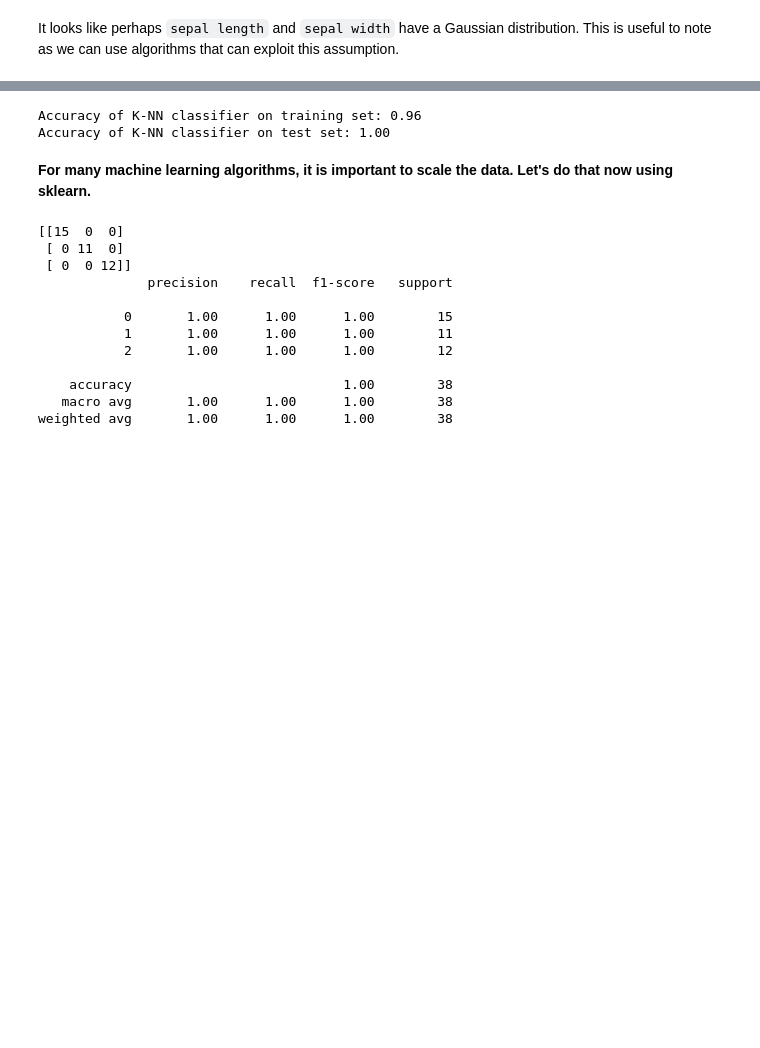
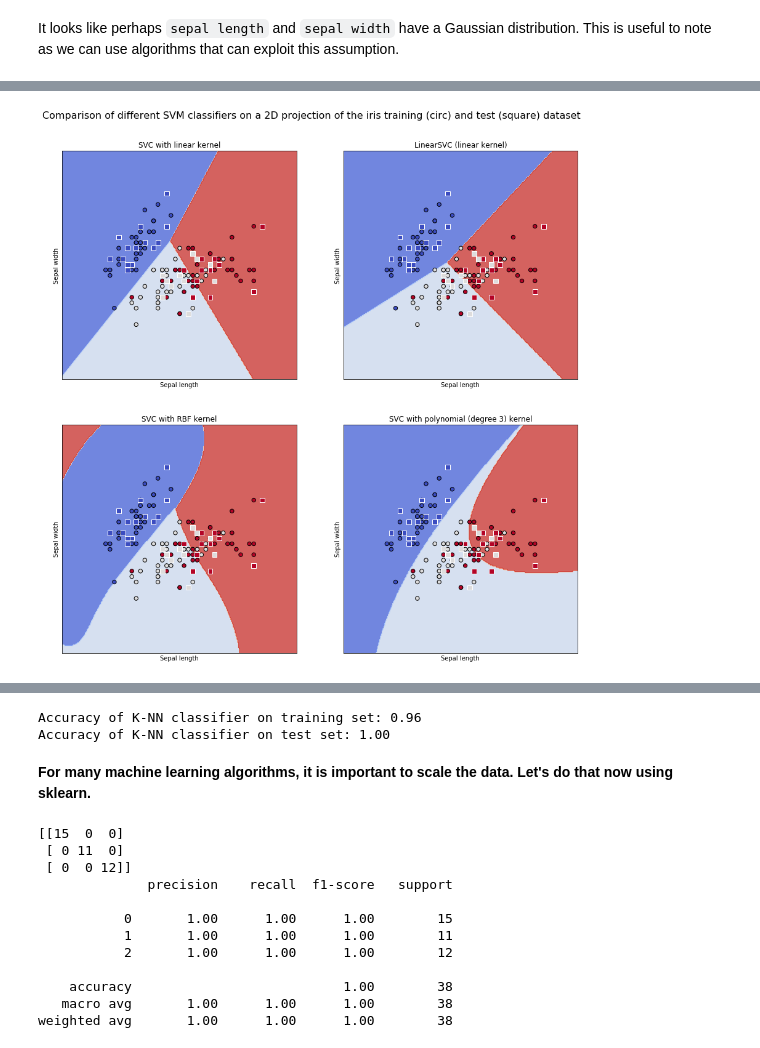
Before and after one commit to oercompbiomed/Seili-2019, a Jupyter notebook: notebooks/1.3-scikit-learn-basics.ipynb, the cells around one changed output, grey strips where cells are left out. Cells and saved outputs as stored; diff of their text form; code cells hidden in the pictures; blank space fills up the shorter version.

```diff
--- a/notebooks/1.3-scikit-learn-basics.ipynb
+++ b/notebooks/1.3-scikit-learn-basics.ipynb
@@ -351,0 +387,10 @@ plt.show()
+# %%
+# From previous loading of data:
+# iris_dataset = datasets.load_iris()
+
+# Take the first two features
+X = iris_dataset.data[:, :2]
+y = iris_dataset.target
+# %%
+# We split the two-features dataset into test and train as before
+X2_train, X2_test, y2_train, y2_test = train_test_split(X, y, random_state=42)
@@ -351,0 +445,9 @@ plt.show()
+# %%
+# We create an instance of SVM and fit the data.
+# (we do not scale our data since we want to plot the support vectors)
+C = 1.0  # SVM regularization parameter
+models = (svm.SVC(kernel='linear', C=C),
+          svm.LinearSVC(C=C, max_iter=10000),
+          svm.SVC(kernel='rbf', gamma=0.7, C=C),
+          svm.SVC(kernel='poly', degree=3, gamma='auto', C=C))
+models_fit = (clf.fit(X2_train, y2_train) for clf in models)
@@ -351,0 +473,35 @@ plt.show()
+# %%
+# title for the plots
+titles = ('SVC with linear kernel',
+          'LinearSVC (linear kernel)',
+          'SVC with RBF kernel',
+          'SVC with polynomial (degree 3) kernel')
+
+# Set-up 2x2 grid for plotting.
+fig, sub = plt.subplots(2, 2)
+plt.subplots_adjust(wspace=0.2, hspace=0.2)
+fig.set_figheight(15)
+fig.set_figwidth(15)
+
+
+X0, X1 = X2_train[:, 0], X2_train[:, 1]
+XX0, XX1 = X2_test[:, 0], X2_test[:, 1]
+xx, yy = make_meshgrid(X0, X1)
+
+for clf, title, ax in zip(models_fit, titles, sub.flatten()):
+    plot_contours(ax, clf, xx, yy,
+                  cmap=plt.cm.coolwarm, alpha=0.8)
+    ax.scatter(X0, X1, c=y2_train, cmap=plt.cm.coolwarm, s=40, edgecolors='k')
+    ax.scatter(XX0, XX1, c=y2_test, cmap=plt.cm.coolwarm, s=60, edgecolors='w', marker='s')
+    ax.set_xlim(xx.min(), xx.max())
+    ax.set_ylim(yy.min(), yy.max())
+    ax.set_xlabel('Sepal length')
+    ax.set_ylabel('Sepal width')
+    ax.set_xticks(())
+    ax.set_yticks(())
+    ax.set_title(title)
+
+plt.suptitle('Comparison of different SVM classifiers on a 2D projection of the iris training (circ) and test (square) dataset', y=0.94, size=16 )
+plt.show()
+# %% [output]
+[figure, added]
```
Also changed, not shown: parts of 19 cells of this notebook.
